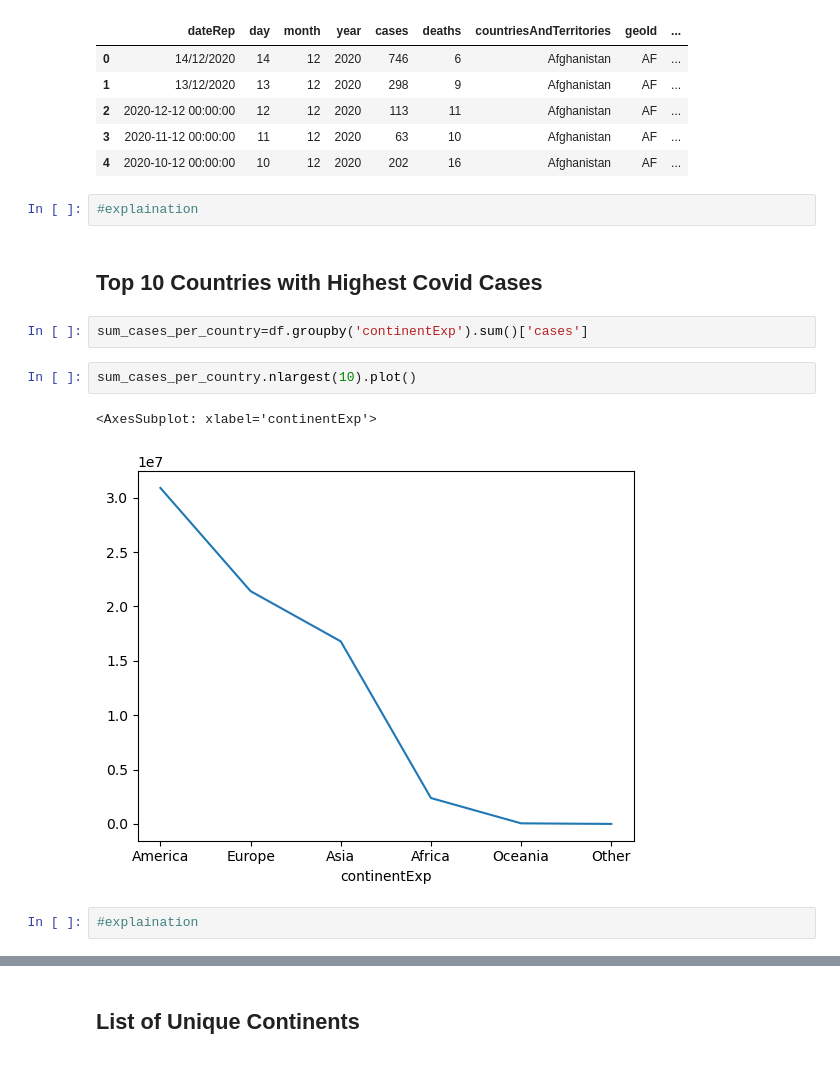
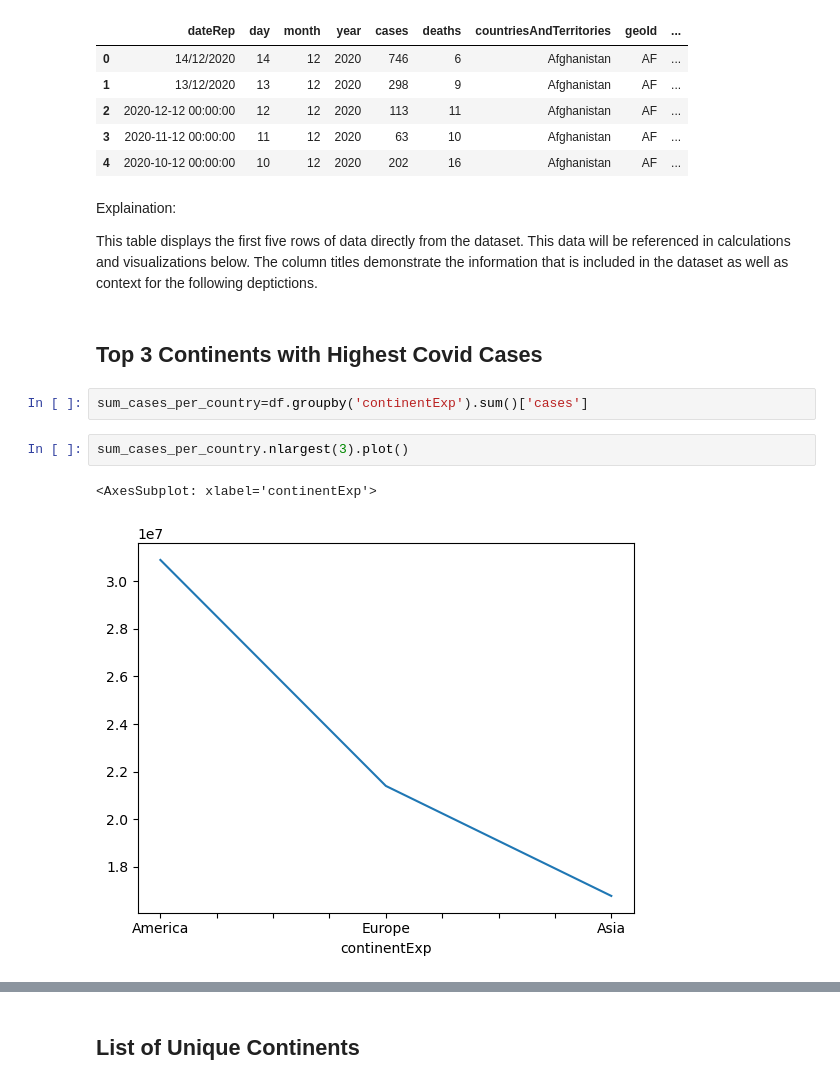
Before and after one commit to addisonsurratt/ia241-gethub, a Jupyter notebook: Final Project.ipynb, the cells around one changed output, grey strips where cells are left out. Saved outputs shown, nothing was run; the diff lists cells and outputs as text.

```diff
--- a/Final Project.ipynb
+++ b/Final Project.ipynb
@@ -40,16 +40,16 @@ df.head()
 | 2 | 2020-12-12 00:00:00 | 12 | 12 | 2020 | 113 | 11 | Afghanistan | AF | ... |
 | 3 | 2020-11-12 00:00:00 | 11 | 12 | 2020 | 63 | 10 | Afghanistan | AF | ... |
 | 4 | 2020-10-12 00:00:00 | 10 | 12 | 2020 | 202 | 16 | Afghanistan | AF | ... |
-# %%
-#explaination
+# %% [markdown]
+Explaination:
+
+This table displays the first five rows of data directly from the dataset. This data will be referenced in calculations and visualizations below. The column titles demonstrate the information that is included in the dataset as well as context for the following deptictions.
 # %% [markdown]
-## Top 10 Countries with Highest Covid Cases
+## Top 3 Continents with Highest Covid Cases
 # %%
 sum_cases_per_country=df.groupby('continentExp').sum()['cases']
 # %%
-sum_cases_per_country.nlargest(10).plot()
+sum_cases_per_country.nlargest(3).plot()
 # %% [output]
 <AxesSubplot: xlabel='continentExp'>
-[figure, old version]
+[figure, new version]
-# %%
-#explaination
```
Also changed, not shown: parts of 11 cells of this notebook.
